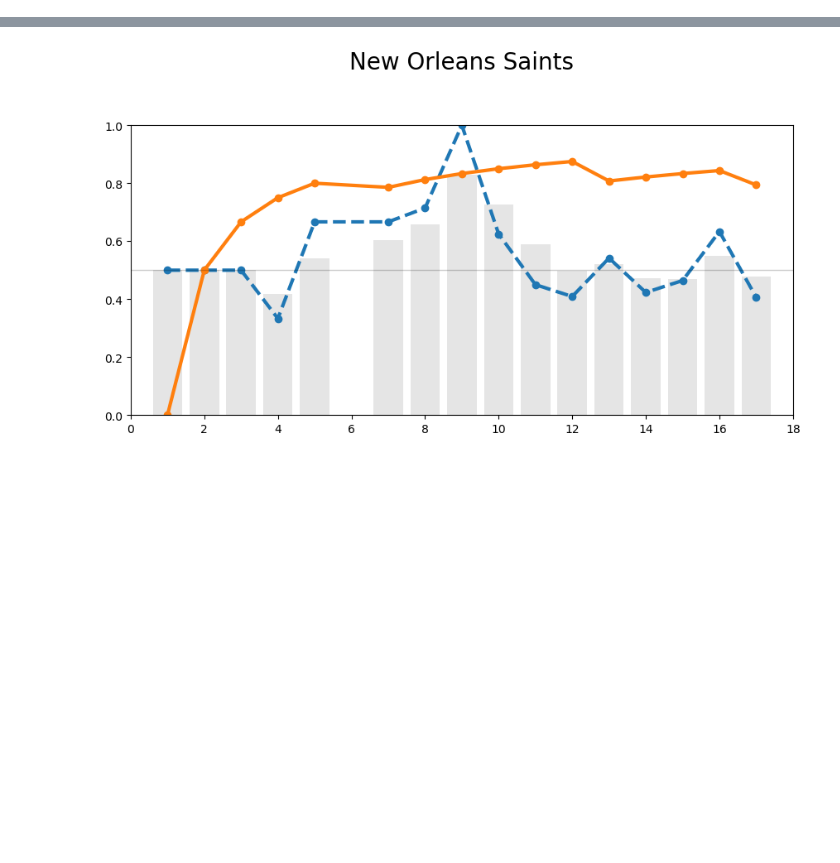
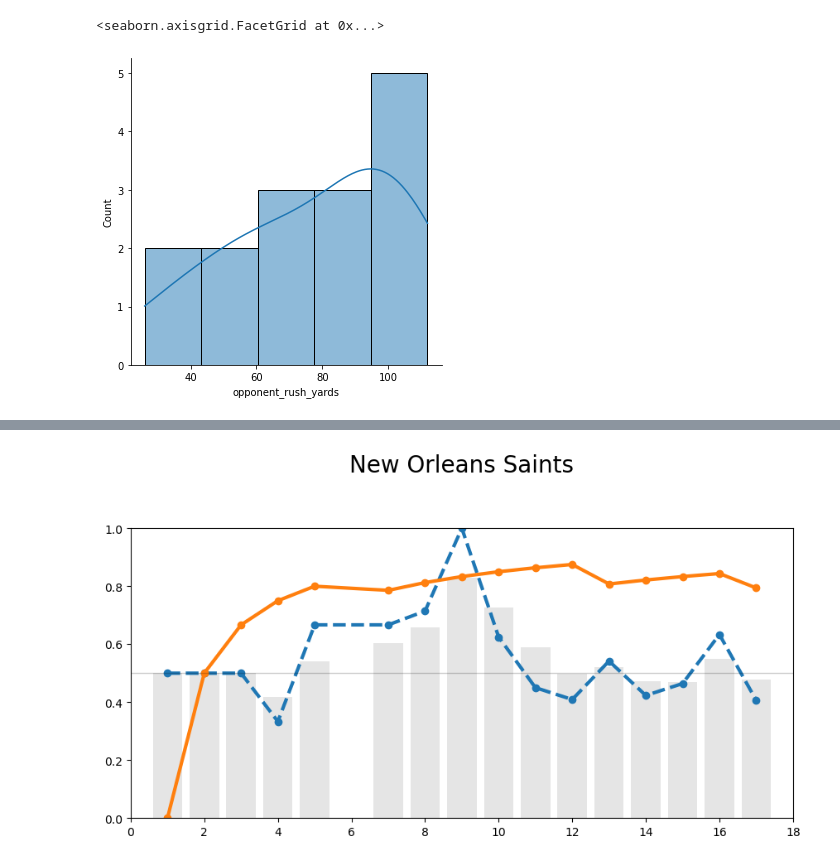
Before and after one commit to bladnman/footballing, a Jupyter notebook: src/dev/aggregates.ipynb, the cells around one changed output, grey strips where cells are left out. Cells and saved outputs as stored; diff of their text form; code cells hidden in the pictures; blank space fills up the shorter version.

```diff
--- a/src/dev/aggregates.ipynb
+++ b/src/dev/aggregates.ipynb
@@ -245,0 +586,10 @@ year_df = get_year_df(YEAR, agp_df)
+# %%
+# sns.histplot(data=records, x='opponent_rush_yards', bins=8)
+# sns.displot(records, x='opponent_rush_yards', binwidth=20)
+# sns.displot(records, x='opponent_rush_yards', bins=[50, 70, 90, 110, 130])
+# sns.displot(records, x='opponent_rush_yards', kind='kde')
+# sns.displot(records, x='opponent_rush_yards', kind='kde', bw_adjust=.25, fill=True)
+sns.displot(records, x='opponent_rush_yards', kde=True)
+# %% [output]
+<seaborn.axisgrid.FacetGrid at 0x...>
+[figure, added]
```
Also changed, not shown: parts of 11 cells of this notebook.
